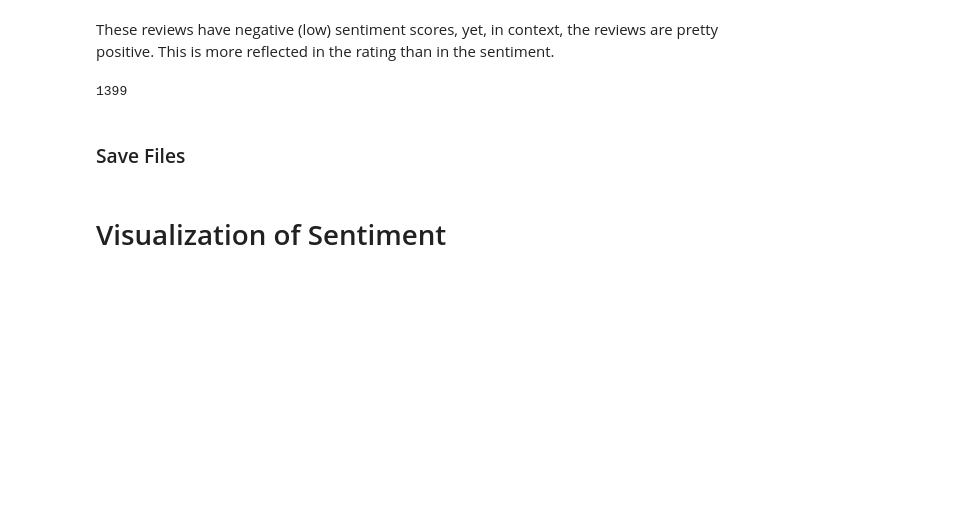
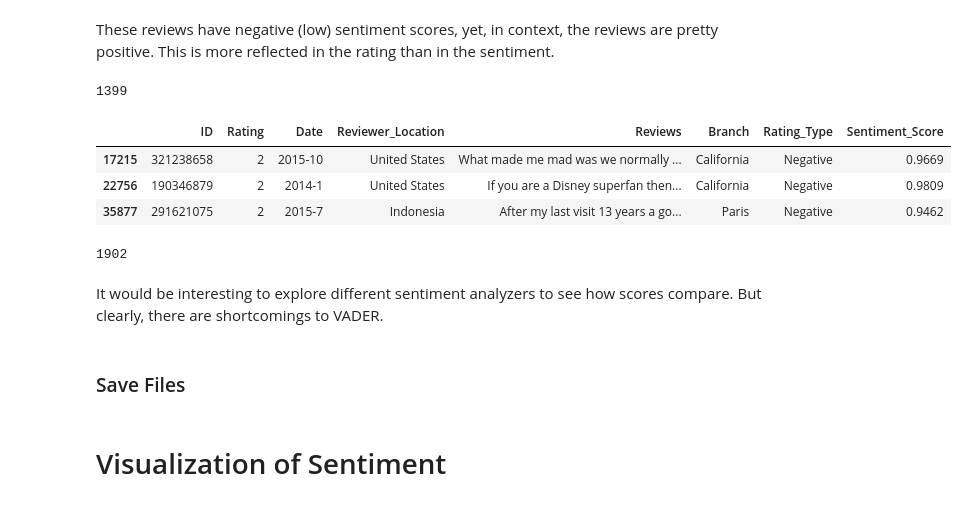
Before and after one commit to sandra-t-3282/Sentiment_Analysis_Disney_Parks_Reviews, a Jupyter notebook: NLP_vader_sentiment_analysis.ipynb, the cells around one changed output. Drawn from its saved outputs; the diff is of its cells as text; code cells hidden in the pictures; blank space fills up the shorter version.

```diff
--- a/NLP_vader_sentiment_analysis.ipynb
+++ b/NLP_vader_sentiment_analysis.ipynb
@@ -161,6 +161,9 @@ Disney - Paris has the lowest average rating.
 # %%
 df.to_pickle('df_sentiment_pkl')
 df.to_csv('df_sentiment.gz', compression='gzip', encoding='utf-8', index=False)
+# %%
+# Read file
+df = pd.read_pickle('df_sentiment_pkl')
 # %% [markdown]
 # Sentiment Analysis
 # %%
@@ -262,6 +266,24 @@ These reviews have negative (low) sentiment scores, yet, in context, the reviews
 len(false_neg)
 # %% [output]
 1399
+# %%
+# List all the "Negative" rating with high (positive) "Sentiment"
+true_neg_df = df_vader[df_vader.Rating_Type=='Negative']
+
+false_pos = true_neg_df[true_neg_df.Sentiment_Score>0.8]
+false_pos.sample(3)
+# %% [output]
+|  | ID | Rating | Date | Reviewer_Location | Reviews | Branch | Rating_Type | Sentiment_Score |
+| 17215 | 321238658 | 2 | 2015-10 | United States | What made me mad was we normally ... | California | Negative | 0.9669 |
+| 22756 | 190346879 | 2 | 2014-1 | United States | If you are a Disney superfan then... | California | Negative | 0.9809 |
+| 35877 | 291621075 | 2 | 2015-7 | Indonesia | After my last visit 13 years a go... | Paris | Negative | 0.9462 |
+# %%
+# Number of "Negative" rating with high (positive) "Sentiment"
+len(false_pos)
+# %% [output]
+1902
+# %% [markdown]
+It would be interesting to explore different sentiment analyzers to see how scores compare.  But clearly, there are shortcomings to VADER.
 # %% [markdown]
 ### Save Files
 # %%
```
Also changed, not shown: parts of 2 cells of this notebook.
